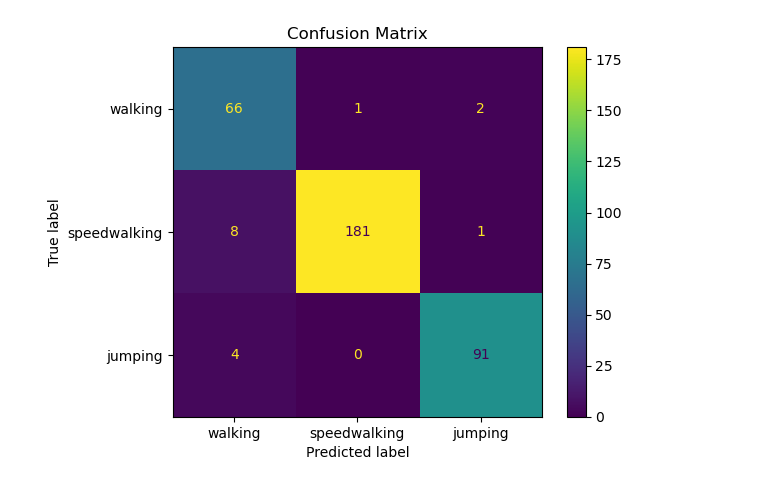
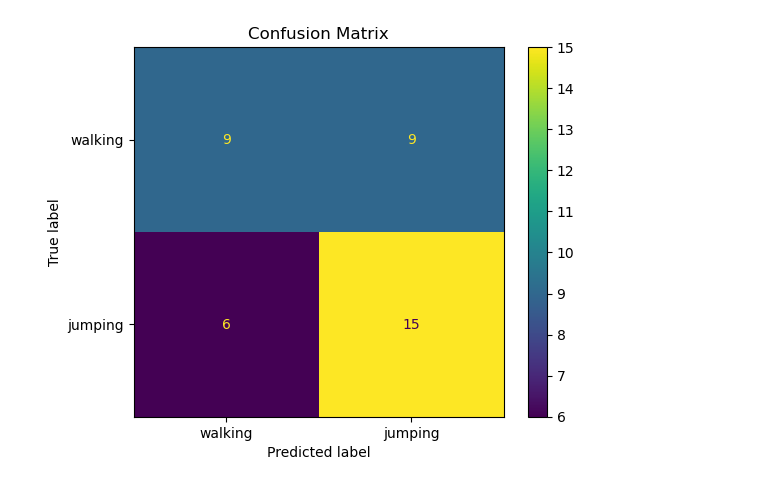
Before and after one commit to kzho904/P4P-mmWave, a Jupyter notebook: MMWave_Radar_Human_Tracking_and_Fall_detection/PointNET.ipynb, the cells around one changed output. Drawn from its saved outputs; the diff is of its cells as text; code cells hidden in the pictures.

Commit message:
pointnet with background removal

```diff
--- a/MMWave_Radar_Human_Tracking_and_Fall_detection/PointNET.ipynb
+++ b/MMWave_Radar_Human_Tracking_and_Fall_detection/PointNET.ipynb
@@ -10,0 +20,14 @@ from glob import glob
+# %%
+def background_subtraction(background_data, current_frame_data, threshold=0.1):
+    filtered_data = []
+    points_removed = []
+    num_points_removed = 0
+    for point in current_frame_data:
+        # print(point)
+        distances = np.linalg.norm(background_data[:, :3]- point[:3], axis =1)
+        if np.min(distances) > threshold:
+            filtered_data.append(point)
+        else:
+            num_points_removed +=1
+            points_removed.append(point)
+    return filtered_data
@@ -11,9 +99,11 @@ from glob import glob
 # %%
-DATA_DIR = "data/entire_field_raw_3_class"
+DATA_DIR = "data/3_09_2024_lab_pc_raw_data"
 NUM_POINTS = 100
-NUM_CLASSES = 3
+NUM_FRAMES = 3
+NUM_CLASSES = 2
 BATCH_SIZE = 32
-train_points, test_points, train_labels, test_labels, CLASS_MAP = dataset_utils.parse_dataset(NUM_POINTS, DATA_DIR)
+train_points, test_points, train_labels, test_labels, CLASS_MAP = parse_dataset(NUM_POINTS, DATA_DIR)
+
 # Verify the shapes
 print(f"train_points shape: {train_points.shape}")
 print(f"test_points shape: {test_points.shape}")
@@ -141,13 +231,14 @@ Model: "pointnet"
 from tensorflow.keras.callbacks import ModelCheckpoint
 import os
 # %%
-INIT_TIMESTAMP = "2/09/2024"
+INIT_TIMESTAMP = "17_09_2024_pointnet_bg_rm"
 checkpoint_dir = os.path.join('model/checkpoints/', INIT_TIMESTAMP)
 os.makedirs(checkpoint_dir, exist_ok=True)
 # %%
 checkpoint_callback = ModelCheckpoint(
-    filepath=os.path.join(checkpoint_dir, 'iter-{epoch:02d}.weights.h5'),  # Save weights after each epoch
+    filepath=os.path.join(checkpoint_dir, 'best.weights.h5'),  # Save weights after each epoch
     save_weights_only=True,  # Save only weights, not the entire model
+    save_best_only = True,
     verbose=1  # Print a message when saving
 )
 # %%
@@ -267,19 +348,19 @@ print(test_labels)
 # %%
 from sklearn.metrics import confusion_matrix, ConfusionMatrixDisplay
 # Plotting the confusion matrix
 # Compute the confusion matrix
 cm = confusion_matrix(test_labels, predictions)
 
 # Plotting the confusion matrix
-class_names = ['walking', 'speedwalking', 'jumping']  # Based on your CLASS_MAP
+class_names = ['walking','jumping']  # Based on your CLASS_MAP
 disp = ConfusionMatrixDisplay(cm, display_labels=class_names)
 
 # Display the plot
 disp.plot()
 plt.title("Confusion Matrix")
 plt.show()
 # %% [output]
-[figure, old version]
+[figure, new version]
 # %%
 #reload model
 reload_model = keras.Model(inputs=inputs, outputs=outputs, name="pointnet")
```
Also changed, not shown: parts of 14 cells of this notebook, 2 other files.
